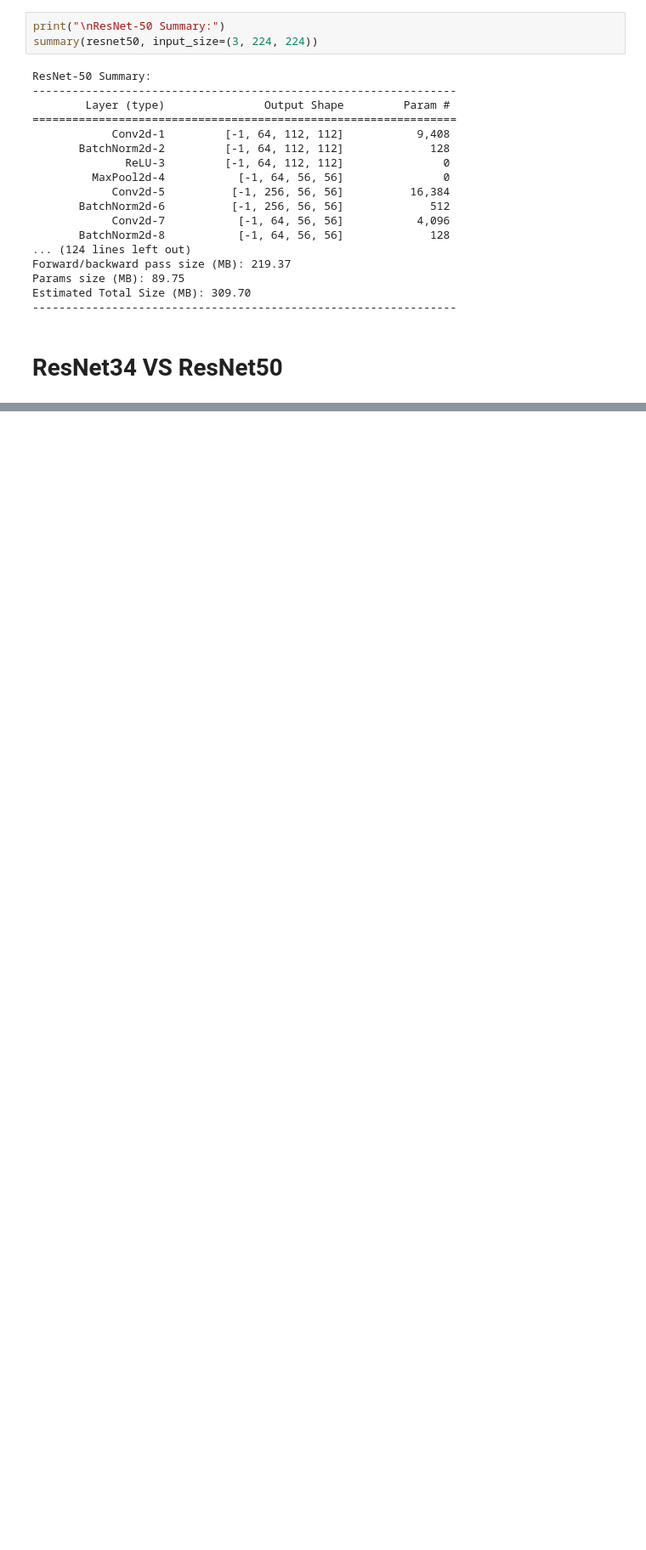
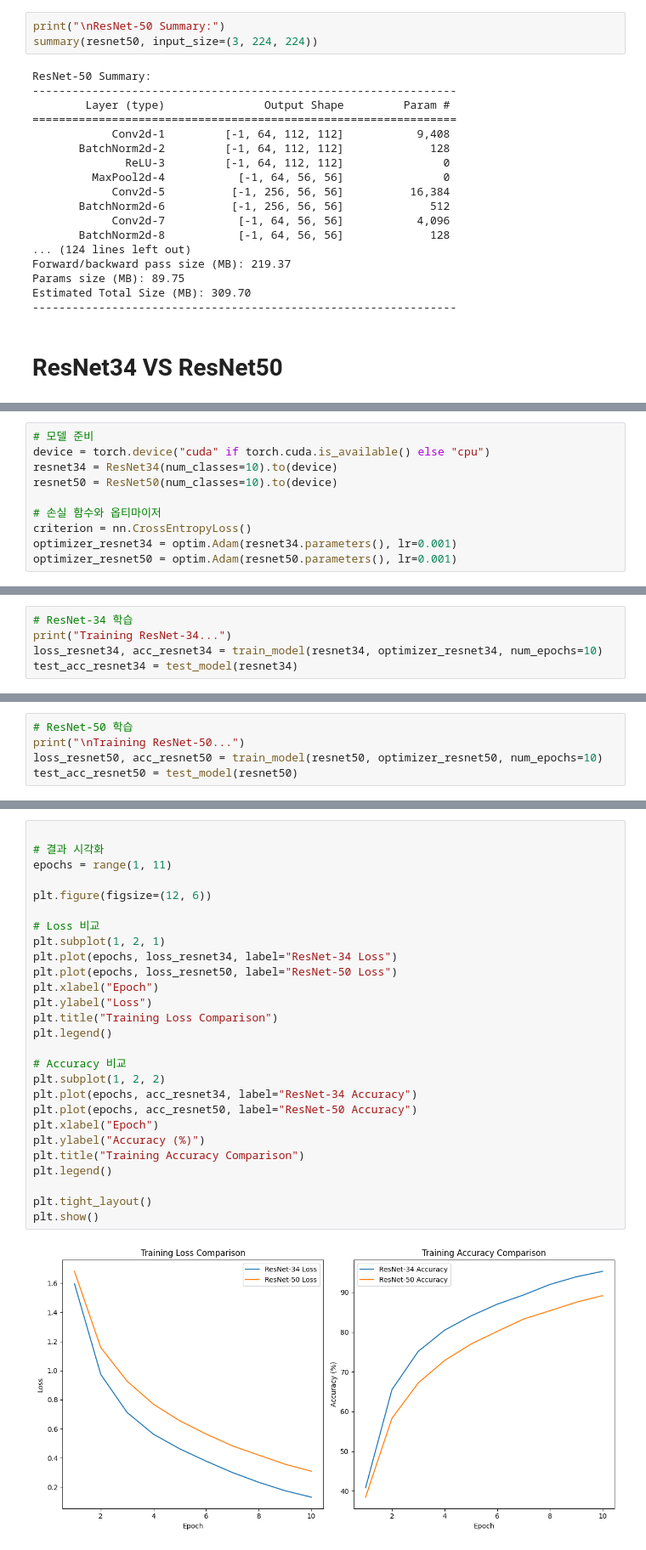
Before and after one commit to namduhus/ResNet, a Jupyter notebook: train.ipynb, the cells around one changed output, grey strips where cells are left out. Shown at 85% size. Cells and saved outputs as stored; diff of their text form; blank space fills up the shorter version.

```diff
--- a/train.ipynb
+++ b/train.ipynb
@@ -329,0 +355,10 @@ Estimated Total Size (MB): 309.70
+# %%
+# 모델 준비
+device = torch.device("cuda" if torch.cuda.is_available() else "cpu")
+resnet34 = ResNet34(num_classes=10).to(device)
+resnet50 = ResNet50(num_classes=10).to(device)
+
+# 손실 함수와 옵티마이저
+criterion = nn.CrossEntropyLoss()
+optimizer_resnet34 = optim.Adam(resnet34.parameters(), lr=0.001)
+optimizer_resnet50 = optim.Adam(resnet50.parameters(), lr=0.001)
@@ -329,0 +419,5 @@ Estimated Total Size (MB): 309.70
+# %%
+# ResNet-34 학습
+print("Training ResNet-34...")
+loss_resnet34, acc_resnet34 = train_model(resnet34, optimizer_resnet34, num_epochs=10)
+test_acc_resnet34 = test_model(resnet34)
@@ -329,0 +437,5 @@ Estimated Total Size (MB): 309.70
+# %%
+# ResNet-50 학습
+print("\nTraining ResNet-50...")
+loss_resnet50, acc_resnet50 = train_model(resnet50, optimizer_resnet50, num_epochs=10)
+test_acc_resnet50 = test_model(resnet50)
@@ -329,0 +455,29 @@ Estimated Total Size (MB): 309.70
+# %%
+
+# 결과 시각화
+epochs = range(1, 11)
+
+plt.figure(figsize=(12, 6))
+
+# Loss 비교
+plt.subplot(1, 2, 1)
+plt.plot(epochs, loss_resnet34, label="ResNet-34 Loss")
+plt.plot(epochs, loss_resnet50, label="ResNet-50 Loss")
+plt.xlabel("Epoch")
+plt.ylabel("Loss")
+plt.title("Training Loss Comparison")
+plt.legend()
+
+# Accuracy 비교
+plt.subplot(1, 2, 2)
+plt.plot(epochs, acc_resnet34, label="ResNet-34 Accuracy")
+plt.plot(epochs, acc_resnet50, label="ResNet-50 Accuracy")
+plt.xlabel("Epoch")
+plt.ylabel("Accuracy (%)")
+plt.title("Training Accuracy Comparison")
+plt.legend()
+
+plt.tight_layout()
+plt.show()
+# %% [output]
+[figure, added]
```
Also changed, not shown: parts of 7 cells of this notebook.
